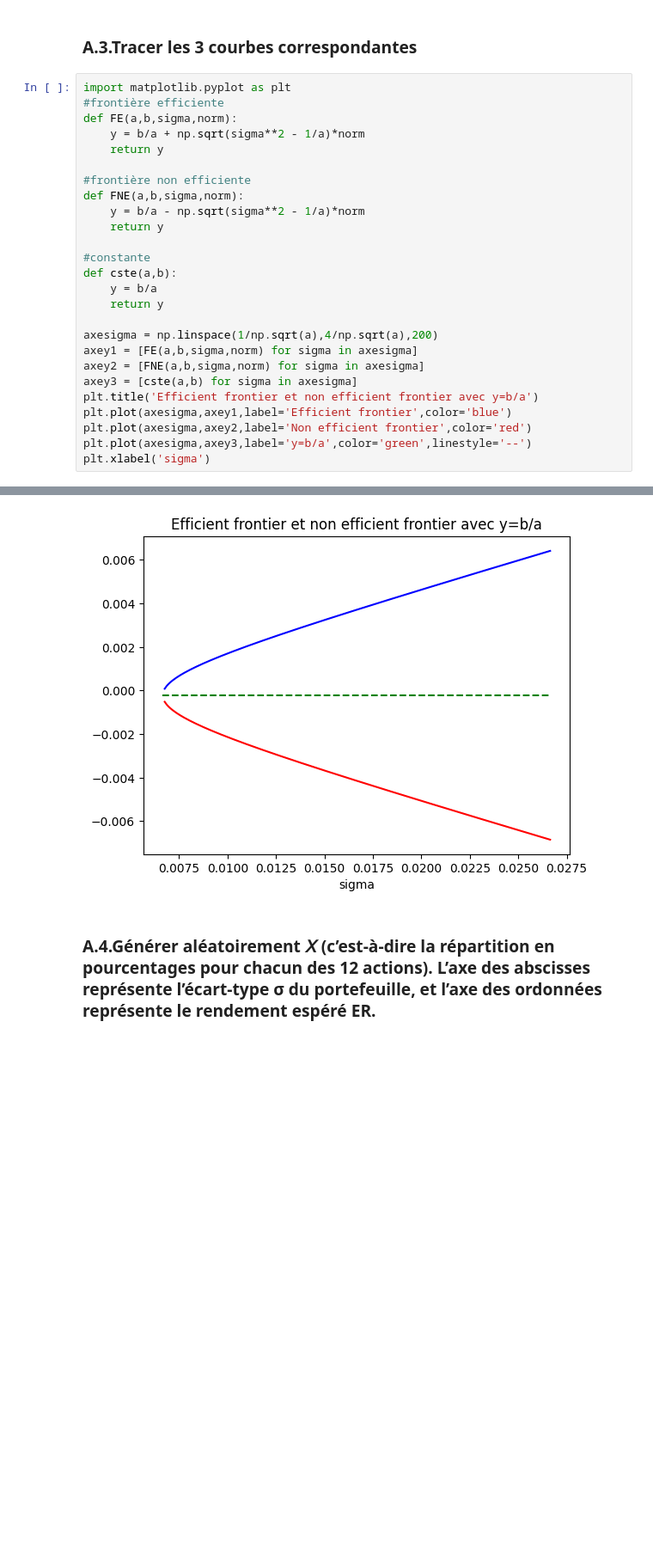
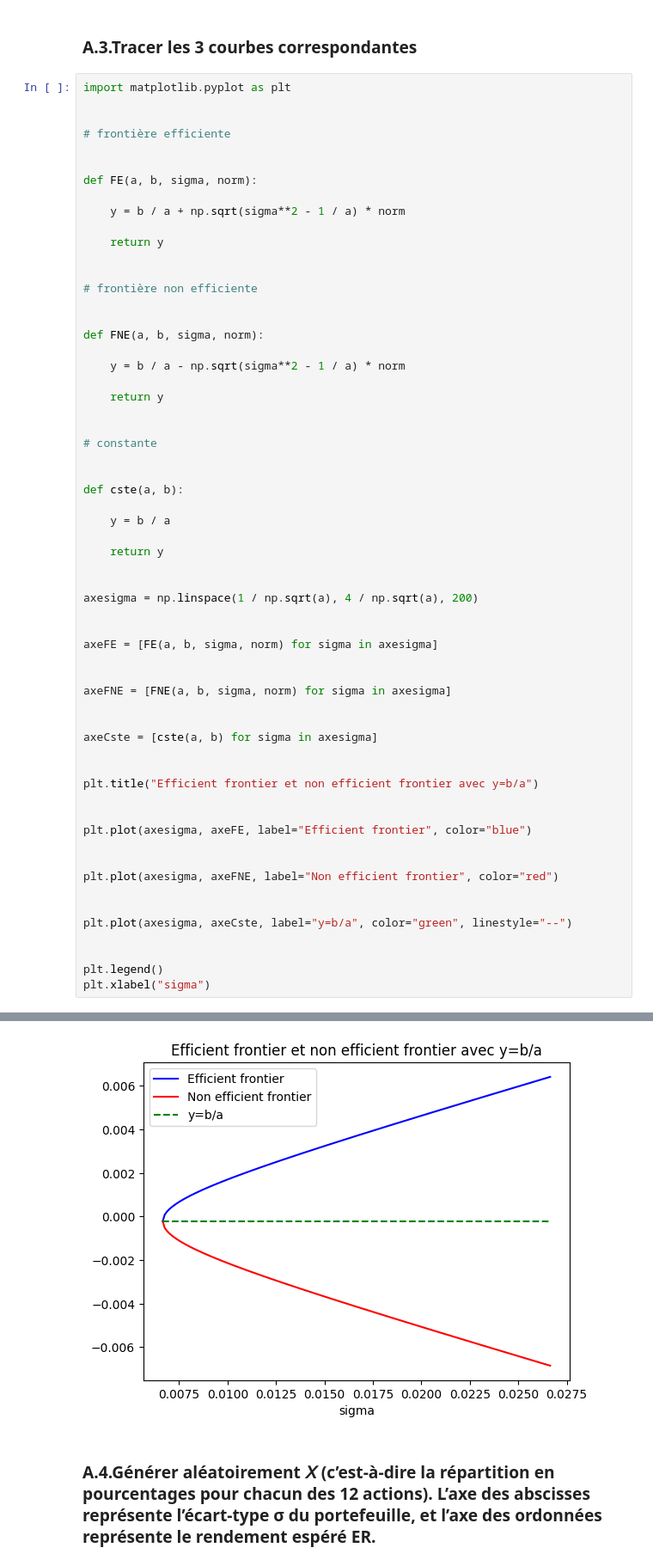
Before and after one commit to yangjoanne216/FinanceMarche, a Jupyter notebook: main_Francaise_version.ipynb, the cells around one changed output, grey strips where cells are left out. Shown: that part at 86% size. Drawn from its saved outputs; the diff is of its cells as text; blank space fills up the shorter version.

```diff
--- a/main_Francaise_version.ipynb
+++ b/main_Francaise_version.ipynb
@@ -99,33 +79,67 @@ norm:  0.0660930811817141
 ### A.3.Tracer les 3 courbes correspondantes
 # %%
 import matplotlib.pyplot as plt
-#frontière efficiente
-def FE(a,b,sigma,norm):
-    y = b/a + np.sqrt(sigma**2 - 1/a)*norm
+
+
+# frontière efficiente
+
+
+def FE(a, b, sigma, norm):
+
+    y = b / a + np.sqrt(sigma**2 - 1 / a) * norm
+
     return y
 
-#frontière non efficiente
-def FNE(a,b,sigma,norm):
-    y = b/a - np.sqrt(sigma**2 - 1/a)*norm
+
+# frontière non efficiente
+
+
+def FNE(a, b, sigma, norm):
+
+    y = b / a - np.sqrt(sigma**2 - 1 / a) * norm
+
     return y
 
-#constante
-def cste(a,b):
-    y = b/a
+
+# constante
+
+
+def cste(a, b):
+
+    y = b / a
+
     return y
 
-axesigma = np.linspace(1/np.sqrt(a),4/np.sqrt(a),200)
-axey1 = [FE(a,b,sigma,norm) for sigma in axesigma]
-axey2 = [FNE(a,b,sigma,norm) for sigma in axesigma]
-axey3 = [cste(a,b) for sigma in axesigma]
-plt.title('Efficient frontier et non efficient frontier avec y=b/a')
-plt.plot(axesigma,axey1,label='Efficient frontier',color='blue')
-plt.plot(axesigma,axey2,label='Non efficient frontier',color='red')
-plt.plot(axesigma,axey3,label='y=b/a',color='green',linestyle='--')
-plt.xlabel('sigma')
+
+axesigma = np.linspace(1 / np.sqrt(a), 4 / np.sqrt(a), 200)
+
+
+axeFE = [FE(a, b, sigma, norm) for sigma in axesigma]
+
+
+axeFNE = [FNE(a, b, sigma, norm) for sigma in axesigma]
+
+
+axeCste = [cste(a, b) for sigma in axesigma]
+
+
+plt.title("Efficient frontier et non efficient frontier avec y=b/a")
+
+
+plt.plot(axesigma, axeFE, label="Efficient frontier", color="blue")
+
+
+plt.plot(axesigma, axeFNE, label="Non efficient frontier", color="red")
+
+
+plt.plot(axesigma, axeCste, label="y=b/a", color="green", linestyle="--")
+
+
+plt.legend()
+plt.xlabel("sigma")
 # %% [output]
 Text(0.5, 0, 'sigma')
-[figure, old version]
+[figure, new version]
 # %% [markdown]
 ### A.4.Générer aléatoirement 𝑋 (c’est-à-dire la répartition en pourcentages pour chacun des 12 actions). L’axe des abscisses représente l’écart-type σ du portefeuille, et l’axe des ordonnées représente le rendement espéré ER.
 # %%
```
Also changed, not shown: parts of 13 cells of this notebook, 2 other files.
